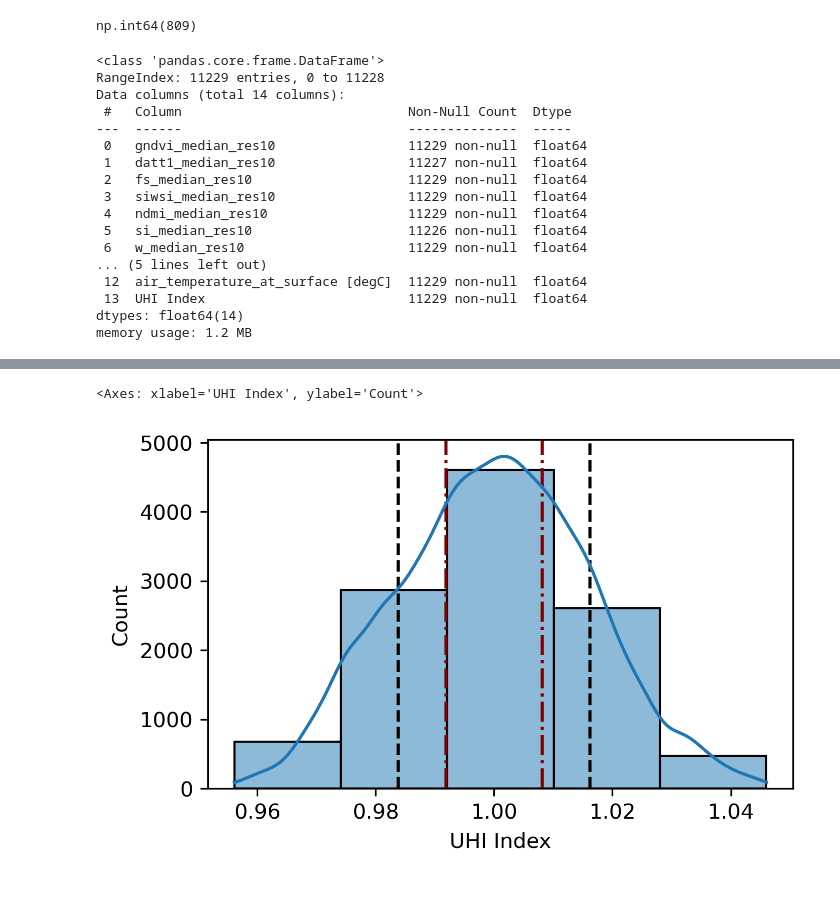
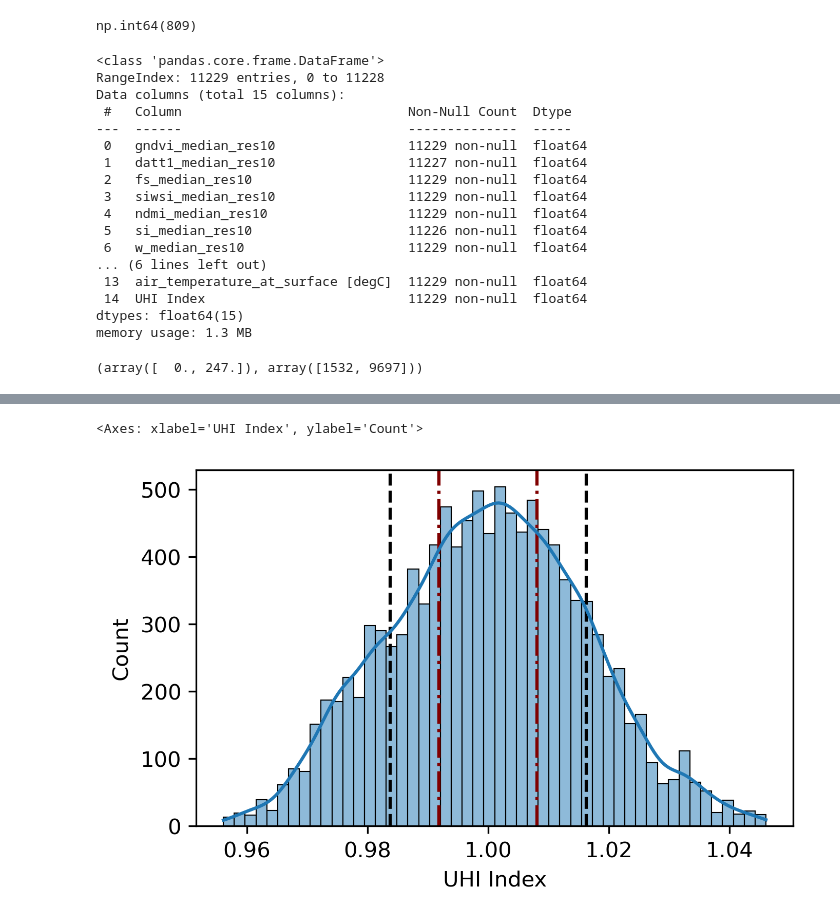
Before and after one commit to Santiq22/urban-heat-islands, a Jupyter notebook: notebooks/eda_final_dataset.ipynb, the cells around one changed output, grey strips where cells are left out. Saved outputs shown, nothing was run; the diff lists cells and outputs as text; code cells hidden in the pictures; blank space fills up the shorter version.

```diff
--- a/notebooks/eda_final_dataset.ipynb
+++ b/notebooks/eda_final_dataset.ipynb
@@ -13,6 +14,6 @@ from sklearn.preprocessing import OneHotEncoder, StandardScaler
 # %%
 # Read dataset
-df = pd.read_csv('../data/final_datasets/raw_reduced_training_data.csv')
+df = pd.read_csv('../data/final_datasets/raw_datasets/raw_reduced_training_data.csv')
 # %%
 df.head()
 # %% [output]
@@ -84,7 +87,7 @@ df.info()
 # %% [output]
 <class 'pandas.core.frame.DataFrame'>
 RangeIndex: 11229 entries, 0 to 11228
-Data columns (total 14 columns):
+Data columns (total 15 columns):
  #   Column                             Non-Null Count  Dtype
 ---  ------                             --------------  -----
  0   gndvi_median_res10                 11229 non-null  float64
@@ -94,11 +97,15 @@ Data columns (total 14 columns):
  4   ndmi_median_res10                  11229 non-null  float64
  5   si_median_res10                    11226 non-null  float64
  6   w_median_res10                     11229 non-null  float64
-... (5 lines left out)
- 12  air_temperature_at_surface [degC]  11229 non-null  float64
- 13  UHI Index                          11229 non-null  float64
-dtypes: float64(14)
-memory usage: 1.2 MB
+... (6 lines left out)
+ 13  air_temperature_at_surface [degC]  11229 non-null  float64
+ 14  UHI Index                          11229 non-null  float64
+dtypes: float64(15)
+memory usage: 1.3 MB
+# %%
+np.unique(df['polygon_hag'].values, return_counts = True)
+# %% [output]
+(array([  0., 247.]), array([1532, 9697]))
 # %%
 # Check linear correlation between each variable
 pearson_cor = df.corr(method = 'pearson').to_numpy()
@@ -142,14 +149,14 @@ Name: UHI Index, dtype: float64
 # %%
 # Std deviation
 sigma = 0.016238
 
 # Plot
 fig, ax = subplots(1, 1, figsize = (5, 3), dpi = 300)
 axvline(x = 1.0 + sigma, color = 'black', ls = '--')
 axvline(x = 1.0 - sigma, color = 'black', ls = '--')
 axvline(x = 1.0 + sigma/2.0, color = 'maroon', ls = '-.')
 axvline(x = 1.0 - sigma/2.0, color = 'maroon', ls = '-.')
-histplot(data = df, x = "UHI Index", bins = 5, kde=True, ax = ax)
+histplot(data = df, x = "UHI Index", bins = 50, kde=True, ax = ax)
 # %% [output]
 <Axes: xlabel='UHI Index', ylabel='Count'>
-[figure, old version]
+[figure, new version]
```
Also changed, not shown: parts of 22 cells of this notebook, 38 other files.
